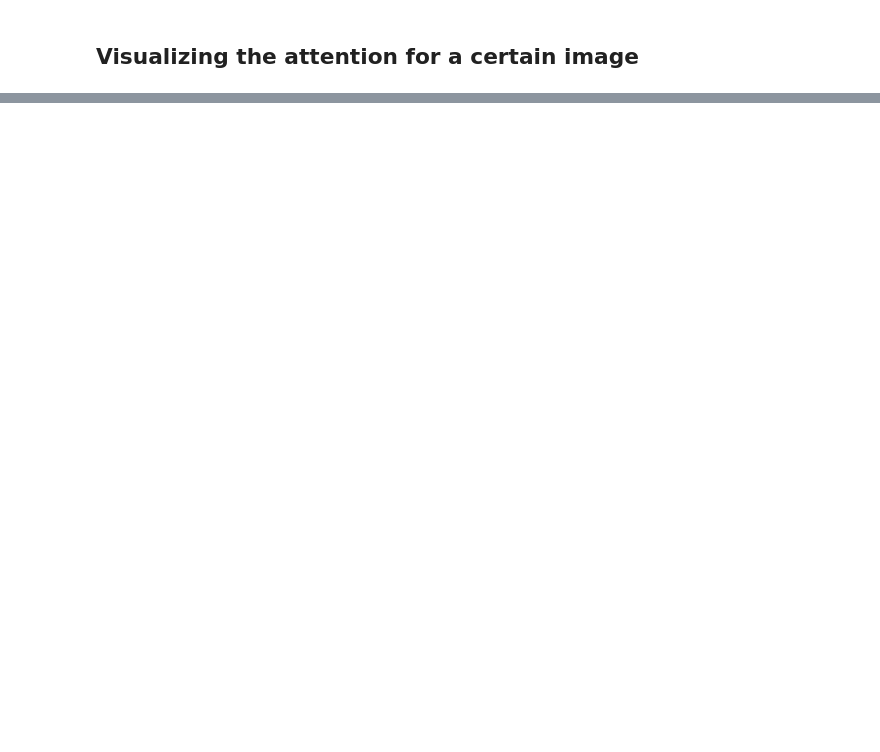
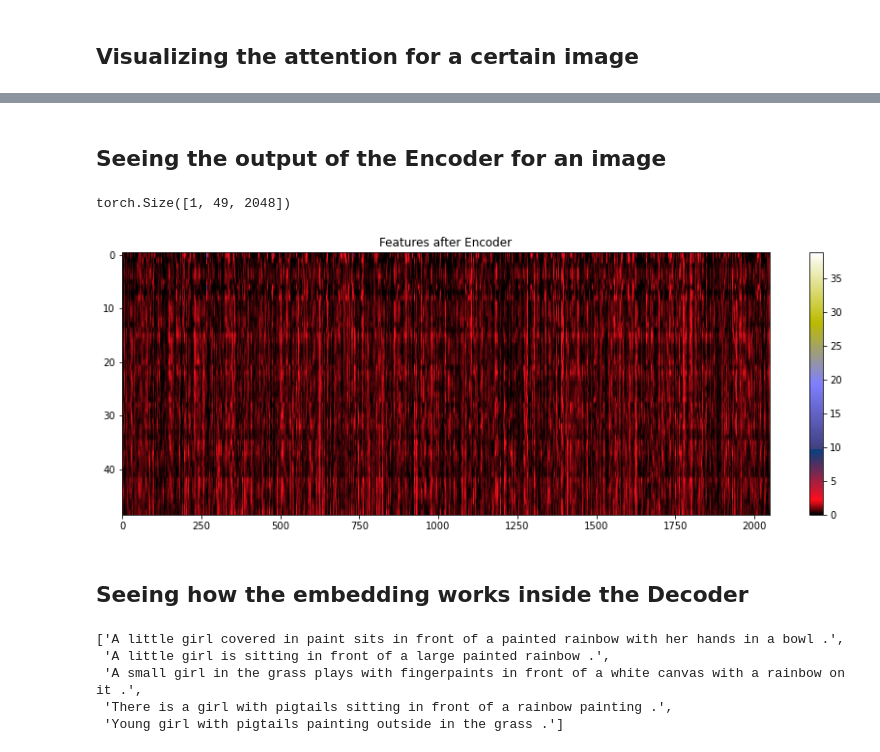
Before and after one commit to DCC-UAB/Image_Captioning, a Jupyter notebook: SRC/Visualization.ipynb, the cells around one changed output, grey strips where cells are left out. Drawn from its saved outputs; the diff is of its cells as text; code cells hidden in the pictures; blank space fills up the shorter version.

```diff
--- a/SRC/Visualization.ipynb
+++ b/SRC/Visualization.ipynb
@@ -159,0 +160,41 @@ plot_attention(img1, caps, alphas)
+# %% [markdown]
+## Seeing the output of the Encoder for an image
+# %%
+# Getting an image from the raw dataset
+path = DATA_LOCATION + "/Images"
+files = [f for f in os.listdir(path) if f.endswith('.jpg')]
+file= files[2]
+img = Image.open(os.path.join(path, file))
+# %%
+# Transforming the image to the correct format
+img = img.convert("RGB")
+img = transforms(img)
+img = img.unsqueeze(0)
+# %%
+# Passing the image through the encoder
+features = model.encoder(img.to(device))
+# %%
+features.shape
+# %% [output]
+torch.Size([1, 49, 2048])
+# %%
+plt.figure(figsize=(15,5))
+plt.imshow(features[0], cmap='gist_stern', aspect='auto')  # Display the tensor as an image
+plt.colorbar()
+plt.title("Features after Encoder")
+plt.show()
+# %% [output]
+[figure, added]
+# %% [markdown]
+## Seeing how the embedding works inside the Decoder
+# %%
+# Visualizing the captions for the 3rd image in the train dataset
+i = 2
+captions = list(dataset.captions[0 + i*5 : 5 + i*5])
+captions
+# %% [output]
+['A little girl covered in paint sits in front of a painted rainbow with her hands in a bowl .',
+ 'A little girl is sitting in front of a large painted rainbow .',
+ 'A small girl in the grass plays with fingerpaints in front of a white canvas with a rainbow on it .',
+ 'There is a girl with pigtails sitting in front of a rainbow painting .',
+ 'Young girl with pigtails painting outside in the grass .']
```
Also changed, not shown: parts of 9 cells of this notebook, 2 other files.
